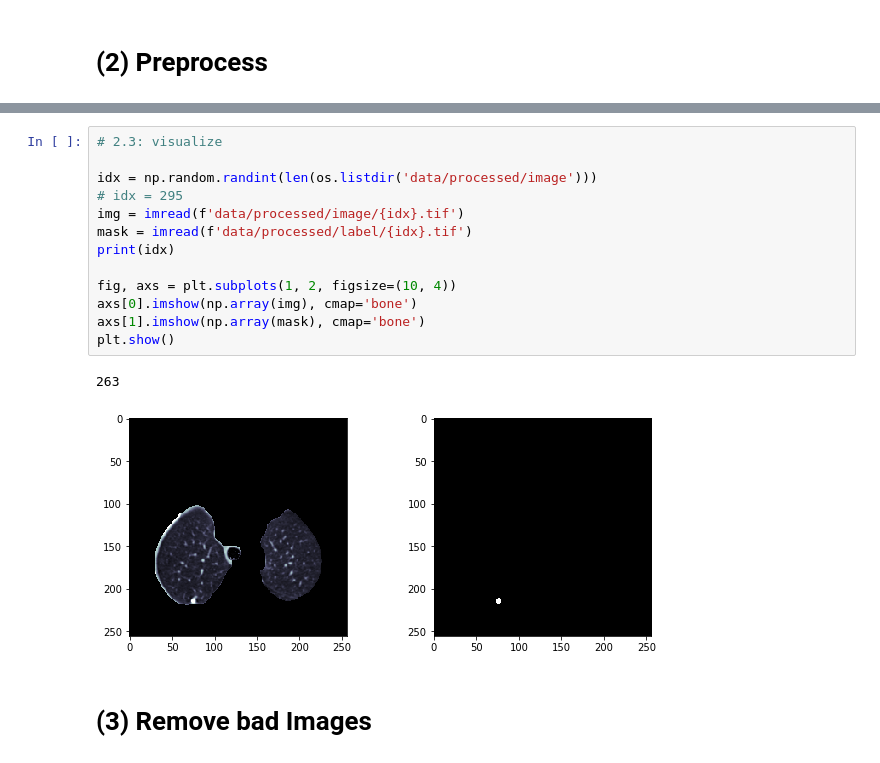
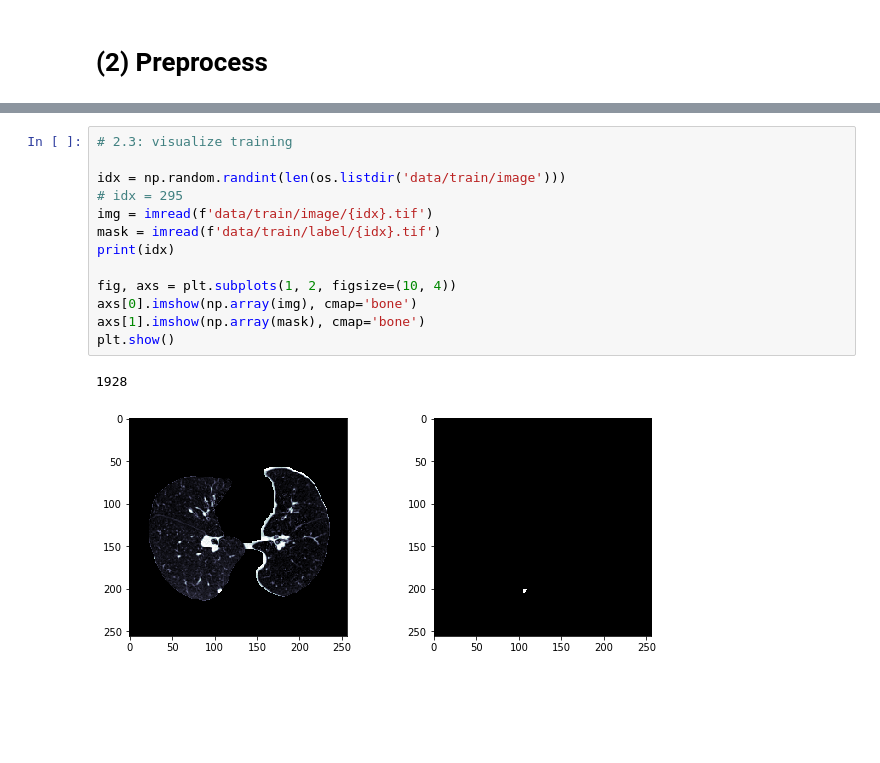
Before and after one commit to maggiebasta/lung-cancer-thesis, a Jupyter notebook: unet_2d/preprocess_notebook.ipynb, the cells around one changed output, grey strips where cells are left out. Drawn from its saved outputs; the diff is of its cells as text; blank space fills up the shorter version.

```diff
--- a/unet_2d/preprocess_notebook.ipynb
+++ b/unet_2d/preprocess_notebook.ipynb
@@ -38,18 +76,16 @@ Complete.
 # %%
-# 2.3: visualize
+# 2.3: visualize training
 
-idx = np.random.randint(len(os.listdir('data/processed/image')))
+idx = np.random.randint(len(os.listdir('data/train/image')))
 # idx = 295
-img = imread(f'data/processed/image/{idx}.tif')
-mask = imread(f'data/processed/label/{idx}.tif')
+img = imread(f'data/train/image/{idx}.tif')
+mask = imread(f'data/train/label/{idx}.tif')
 print(idx)
 
 fig, axs = plt.subplots(1, 2, figsize=(10, 4))
 axs[0].imshow(np.array(img), cmap='bone')
 axs[1].imshow(np.array(mask), cmap='bone')
 plt.show()
 # %% [output]
-263
+1928
-[figure, old version]
+[figure, new version]
-# %% [markdown]
-# (3) Remove bad Images
```
Also changed, not shown: parts of 22 cells of this notebook, 5 other files.
